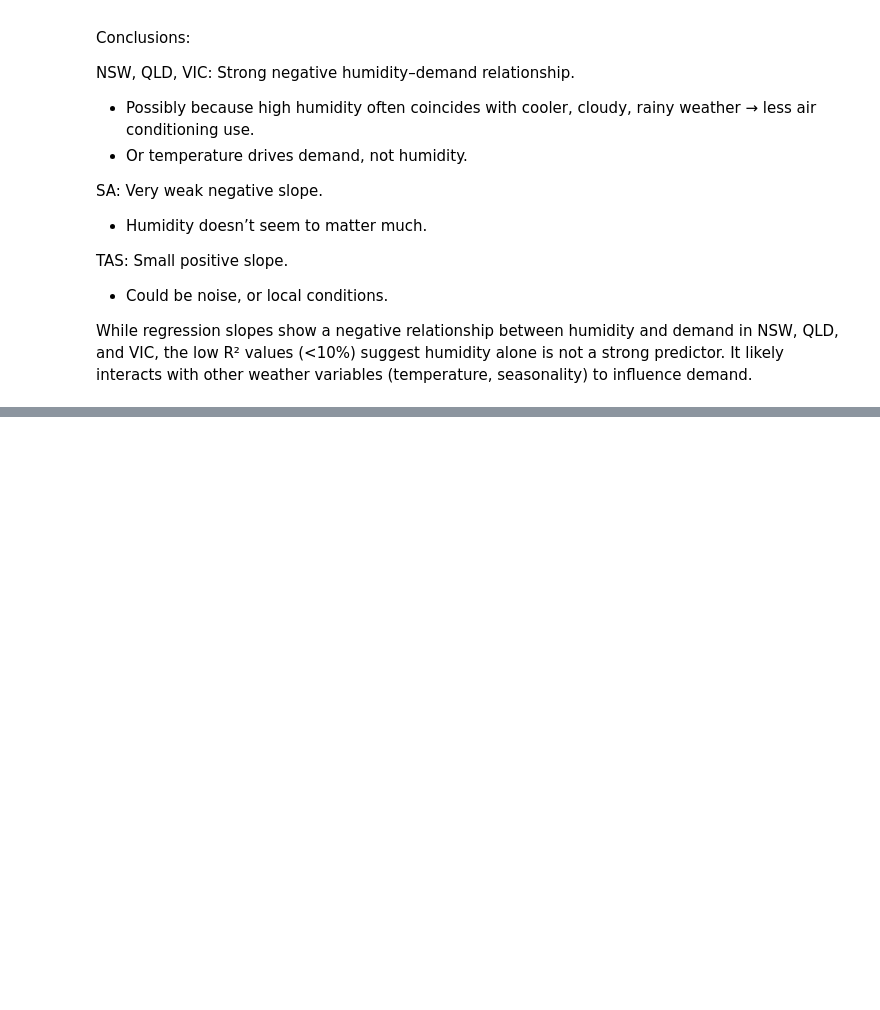
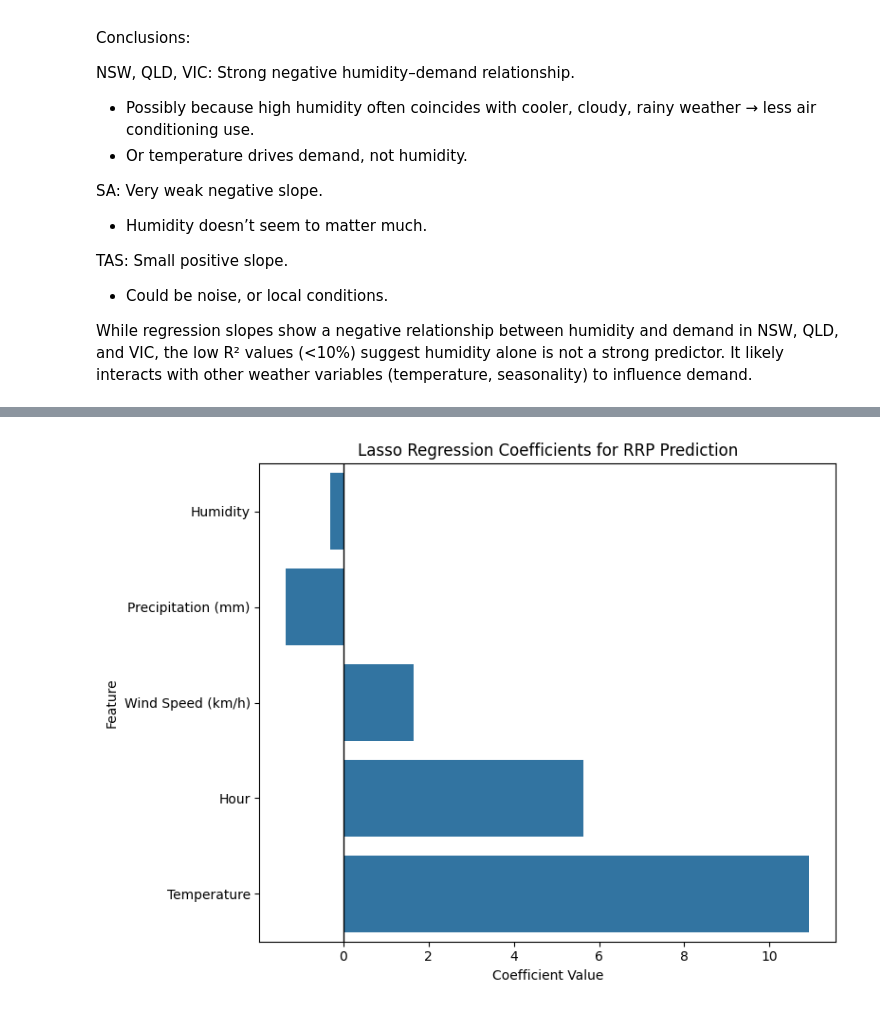
Before and after one commit to harjask-7/ADS1002-project, a Jupyter notebook: notebooks/jiehni/eda_humidity_demand.ipynb, the cells around one changed output, grey strips where cells are left out. Cells and saved outputs as stored; diff of their text form; code cells hidden in the pictures; blank space fills up the shorter version.

```diff
--- a/notebooks/jiehni/eda_humidity_demand.ipynb
+++ b/notebooks/jiehni/eda_humidity_demand.ipynb
@@ -201,0 +357,18 @@ While regression slopes show a negative relationship between humidity and demand
+# %%
+# Get coefficients as a Series (you already had this in your code)
+coef = pd.Series(lasso.coef_, index=X.columns)
+
+# Sort by magnitude (absolute value)
+coef_sorted = coef.reindex(coef.abs().sort_values(ascending=True).index)
+
+plt.figure(figsize=(8,6))
+sns.barplot(x=coef_sorted.values, y=coef_sorted.index)
+
+plt.axvline(0, color="black", lw=1)
+plt.title("Lasso Regression Coefficients for RRP Prediction")
+plt.xlabel("Coefficient Value")
+plt.ylabel("Feature")
+plt.tight_layout()
+plt.show()
+# %% [output]
+[figure, added]
```
Also changed, not shown: parts of 8 cells of this notebook.
